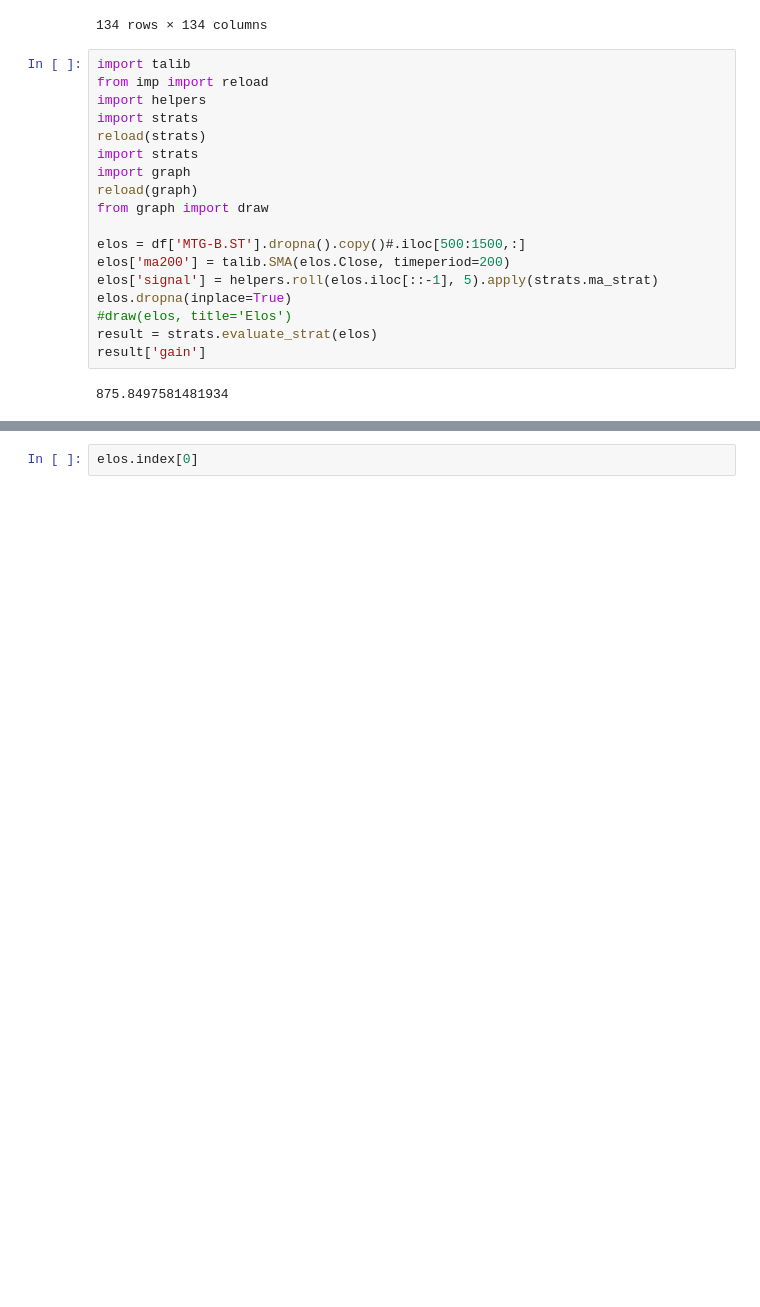
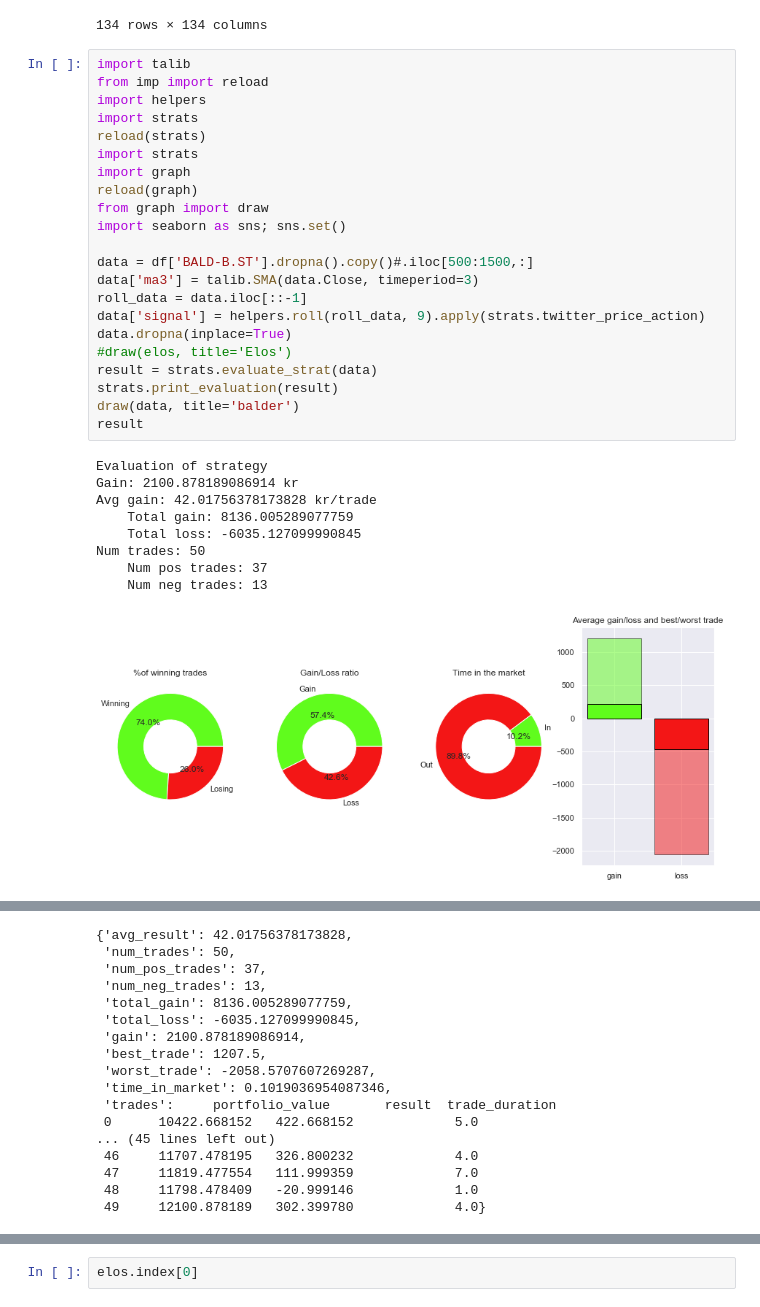
Before and after one commit to agatons/EPFL-financial-big-data, a Jupyter notebook: ta_method/test.ipynb, the cells around one changed output, grey strips where cells are left out. Saved outputs shown, nothing was run; the diff lists cells and outputs as text; blank space fills up the shorter version.

Commit message:
progress in evaluation visualization

```diff
--- a/ta_method/test.ipynb
+++ b/ta_method/test.ipynb
@@ -100,20 +87,32 @@ C
 # %%
 import talib
 from imp import reload
 import helpers
 import strats
 reload(strats)
 import strats
 import graph
 reload(graph)
 from graph import draw
+import seaborn as sns; sns.set()
 
-elos = df['MTG-B.ST'].dropna().copy()#.iloc[500:1500,:]
-elos['ma200'] = talib.SMA(elos.Close, timeperiod=200)
-elos['signal'] = helpers.roll(elos.iloc[::-1], 5).apply(strats.ma_strat)
-elos.dropna(inplace=True)
+data = df['BALD-B.ST'].dropna().copy()#.iloc[500:1500,:]
+data['ma3'] = talib.SMA(data.Close, timeperiod=3)
+roll_data = data.iloc[::-1]
+data['signal'] = helpers.roll(roll_data, 9).apply(strats.twitter_price_action)
+data.dropna(inplace=True)
 #draw(elos, title='Elos')
-result = strats.evaluate_strat(elos)
-result['gain']
+result = strats.evaluate_strat(data)
+strats.print_evaluation(result)
+draw(data, title='balder')
+result
 # %% [output]
-875.8497581481934
+Evaluation of strategy
+Gain: 2100.878189086914 kr
+Avg gain: 42.01756378173828 kr/trade
+    Total gain: 8136.005289077759
+    Total loss: -6035.127099990845
+Num trades: 50
+    Num pos trades: 37
+    Num neg trades: 13
+[figure, added]
@@ -120,3 +120,20 @@ result['gain']
+{'avg_result': 42.01756378173828,
+ 'num_trades': 50,
+ 'num_pos_trades': 37,
+ 'num_neg_trades': 13,
+ 'total_gain': 8136.005289077759,
+ 'total_loss': -6035.127099990845,
+ 'gain': 2100.878189086914,
+ 'best_trade': 1207.5,
+ 'worst_trade': -2058.5707607269287,
+ 'time_in_market': 0.1019036954087346,
+ 'trades':     portfolio_value       result  trade_duration
+ 0      10422.668152   422.668152             5.0
+... (45 lines left out)
+ 46     11707.478195   326.800232             4.0
+ 47     11819.477554   111.999359             7.0
+ 48     11798.478409   -20.999146             1.0
+ 49     12100.878189   302.399780             4.0}
 # %%
 elos.reset_index().index[elos['signal'] == 1]
 elos.drop(elos[(elos['signal'] != 1) & (elos['signal'] != -1)].index, axis=0)
```
Also changed, not shown: parts of 5 cells of this notebook, 1 other file.
